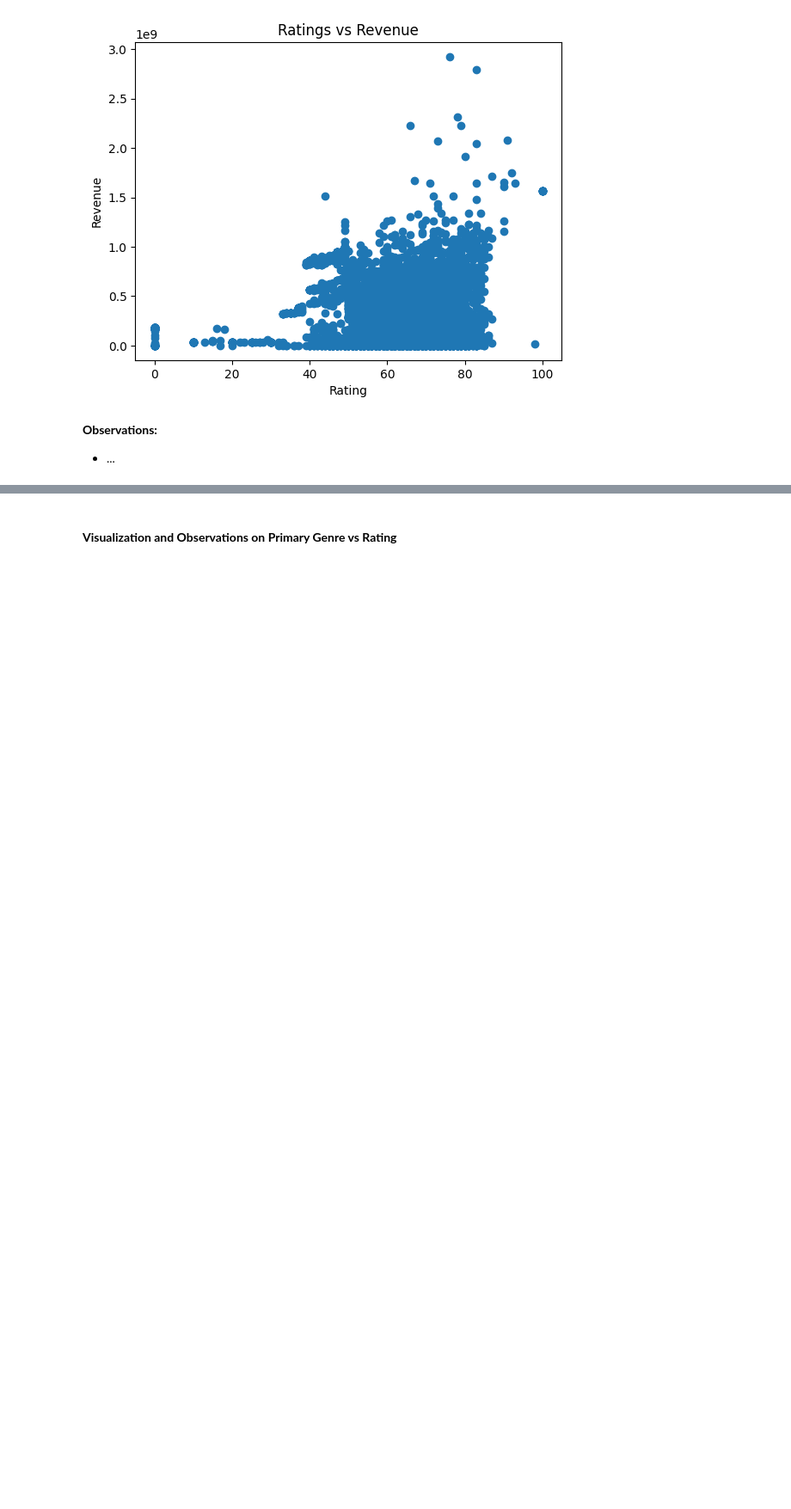
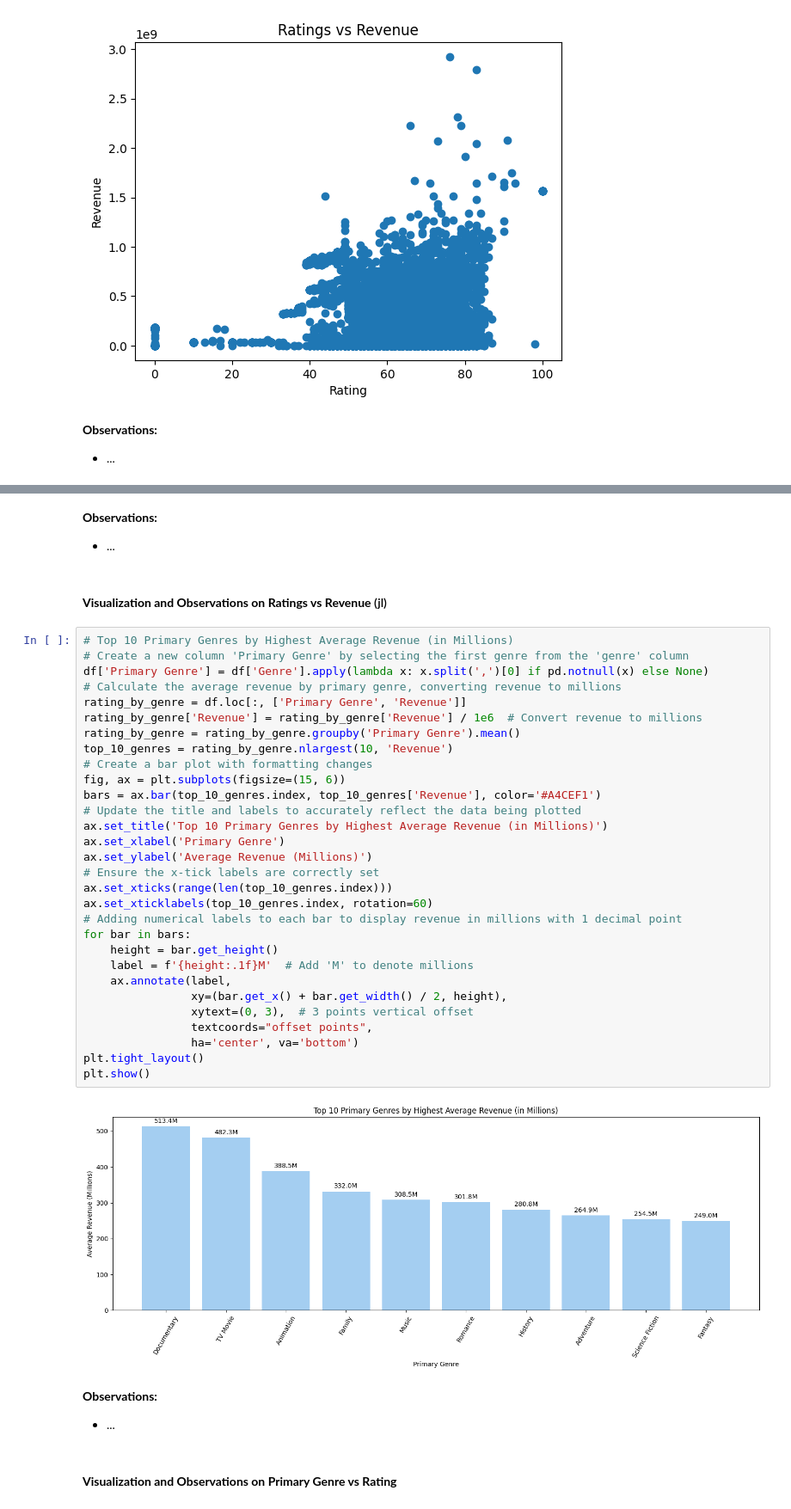
Before and after one commit to oigwe-frx/movie-database-analysis, a Jupyter notebook: Movie_Analysis.ipynb, the cells around one changed output, grey strips where cells are left out. Shown at 86% size. Cells and saved outputs as stored; diff of their text form; blank space fills up the shorter version.

Commit message:
Plot: Top 10 Primary Genres by Highest Average Revenue

```diff
--- a/Movie_Analysis.ipynb
+++ b/Movie_Analysis.ipynb
@@ -1008,3 +1025,43 @@ The correlation between ratings and revenue is 0.09
+# %% [markdown]
+**Observations:**
+* ...
+# %% [markdown]
+#### **Visualization and Observations on Ratings vs Revenue** (jl)
+# %%
+# Top 10 Primary Genres by Highest Average Revenue (in Millions)
+# Create a new column 'Primary Genre' by selecting the first genre from the 'genre' column
+df['Primary Genre'] = df['Genre'].apply(lambda x: x.split(',')[0] if pd.notnull(x) else None)
+# Calculate the average revenue by primary genre, converting revenue to millions
+rating_by_genre = df.loc[:, ['Primary Genre', 'Revenue']]
+rating_by_genre['Revenue'] = rating_by_genre['Revenue'] / 1e6  # Convert revenue to millions
+rating_by_genre = rating_by_genre.groupby('Primary Genre').mean()
+top_10_genres = rating_by_genre.nlargest(10, 'Revenue')
+# Create a bar plot with formatting changes
+fig, ax = plt.subplots(figsize=(15, 6))
+bars = ax.bar(top_10_genres.index, top_10_genres['Revenue'], color='#A4CEF1')
+# Update the title and labels to accurately reflect the data being plotted
+ax.set_title('Top 10 Primary Genres by Highest Average Revenue (in Millions)')
+ax.set_xlabel('Primary Genre')
+ax.set_ylabel('Average Revenue (Millions)')
+# Ensure the x-tick labels are correctly set
+ax.set_xticks(range(len(top_10_genres.index)))
+ax.set_xticklabels(top_10_genres.index, rotation=60)
+# Adding numerical labels to each bar to display revenue in millions with 1 decimal point
+for bar in bars:
+    height = bar.get_height()
+    label = f'{height:.1f}M'  # Add 'M' to denote millions
+    ax.annotate(label,
+                xy=(bar.get_x() + bar.get_width() / 2, height),
+                xytext=(0, 3),  # 3 points vertical offset
+                textcoords="offset points",
+                ha='center', va='bottom')
+plt.tight_layout()
+plt.show()
+# %% [output]
+[figure, added]
+# %% [markdown]
+**Observations:**
+* ...
 # %% [markdown]
 #### **Visualization and Observations on Primary Genre vs Rating**
 # %%
```
Also changed, not shown: parts of 2 cells of this notebook.
